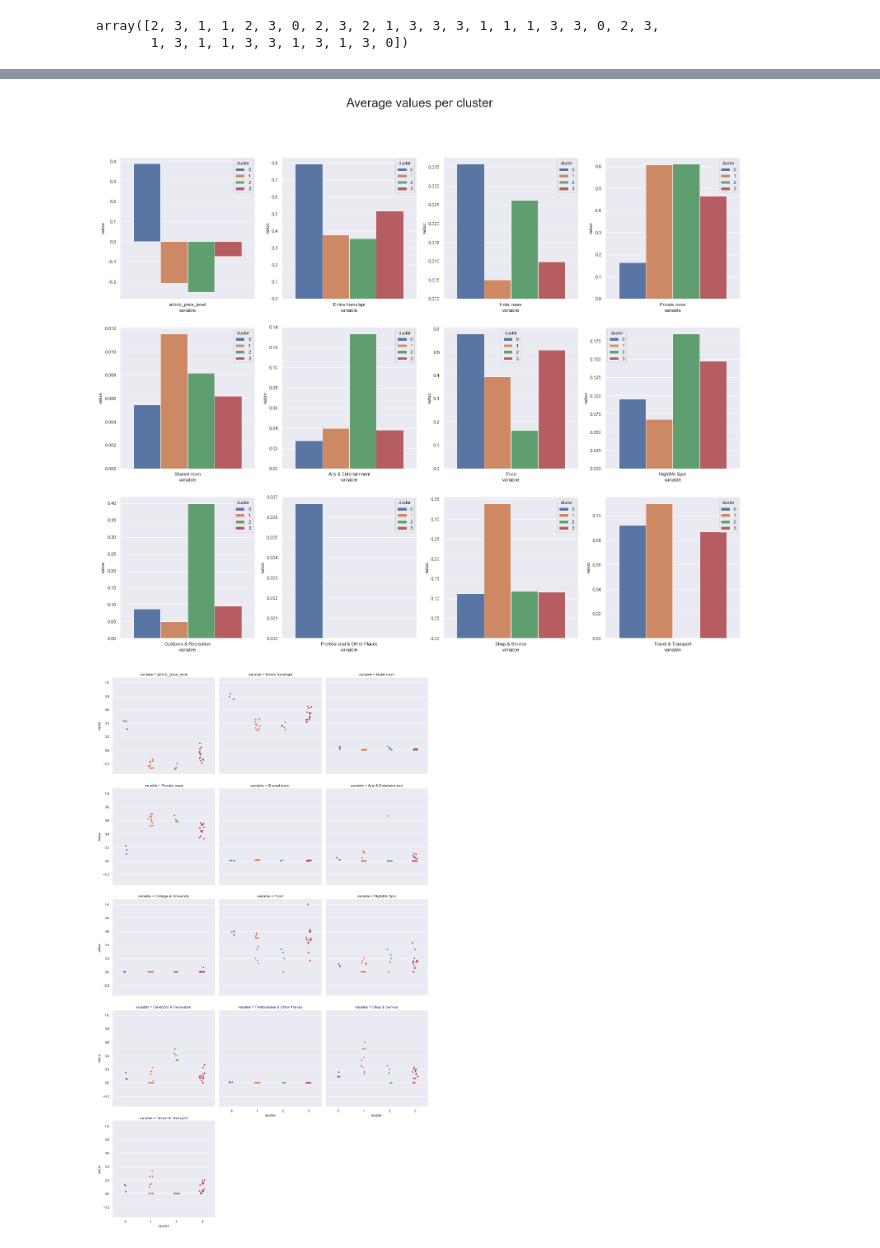
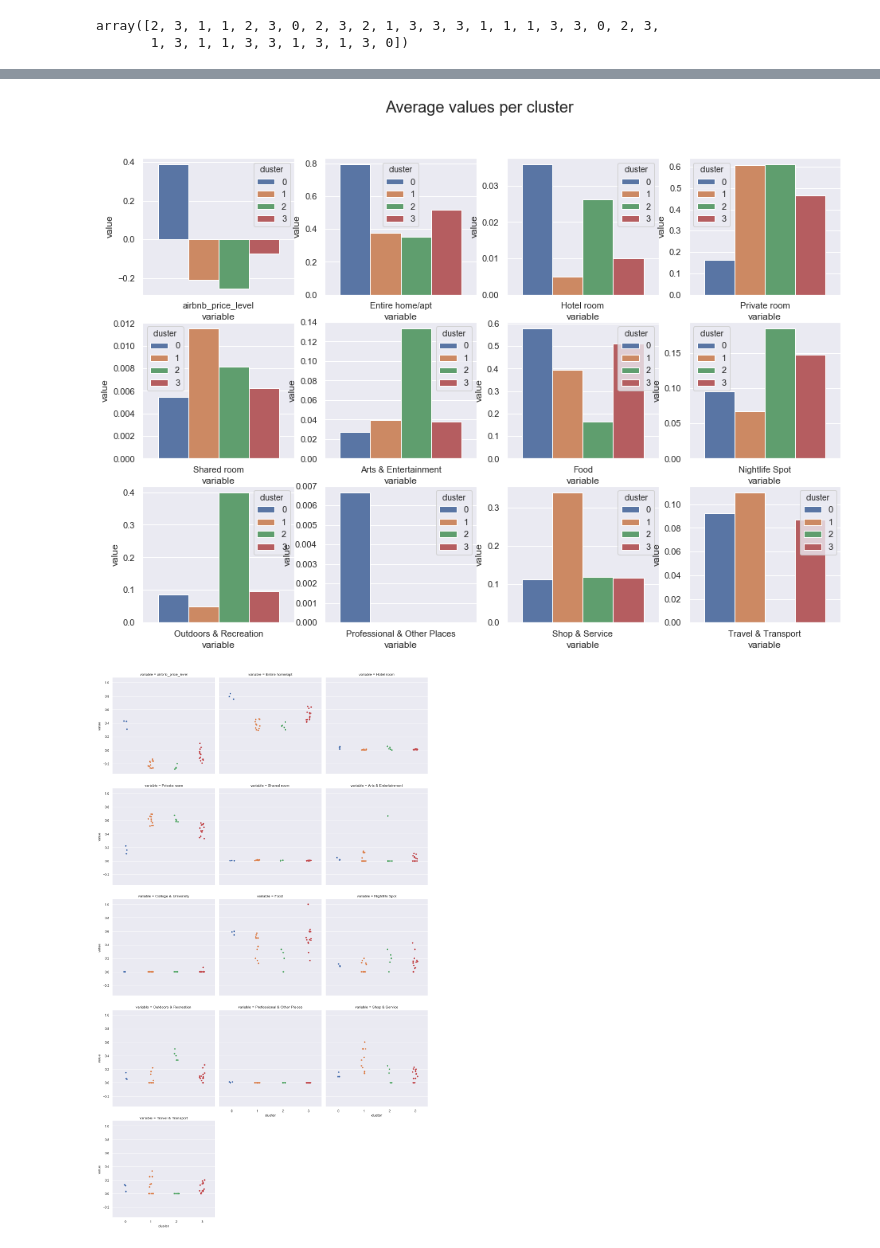
Before and after one commit to normannexo/Coursera_Capstone, a Jupyter notebook: capstone_project-NOTEBOOK.ipynb, the cells around one changed output, grey strips where cells are left out. Drawn from its saved outputs; the diff is of its cells as text; code cells hidden in the pictures.

```diff
--- a/capstone_project-NOTEBOOK.ipynb
+++ b/capstone_project-NOTEBOOK.ipynb
@@ -668,17 +672,18 @@ show_nbh_clusters(df.merge(df_grouped[df_grouped['city']=='london'], on='neighbo
 # %%
 sns.set()
 dims = df_grouped.iloc[:,2:-1].columns
 dims = dims[dims != 'College & University']
 rows = math.ceil(len(dims)/4)
 cols = 4
-fig, ax = plt.subplots(rows, cols, figsize=(24, 20))
+fig, ax = plt.subplots(rows, cols, figsize=(14, 10))
 plot_data = df_grouped.groupby('cluster').mean().reset_index().melt(id_vars='cluster')
 for i, dim in enumerate(dims, 1):
     plt.subplot(rows, cols, i)
     ax = sns.barplot(data=plot_data[plot_data['variable'] == dim], x='variable', y='value', hue='cluster')
-_ =fig.suptitle('Average values per cluster', fontsize=30)
+_ =fig.suptitle('Average values per cluster', fontsize=20)
+fig.savefig('./img/avg_cluster.jpg')
 # %% [output]
-[figure, old version]
+[figure, new version]
 # %%
 plot_data = df_grouped.melt(id_vars=['city' , 'neighbourhood','cluster'])
 g = sns.catplot(x="cluster", y="value", col='variable', col_wrap=3,data=plot_data)
```
Also changed, not shown: parts of 3 cells of this notebook, 3 other files.
